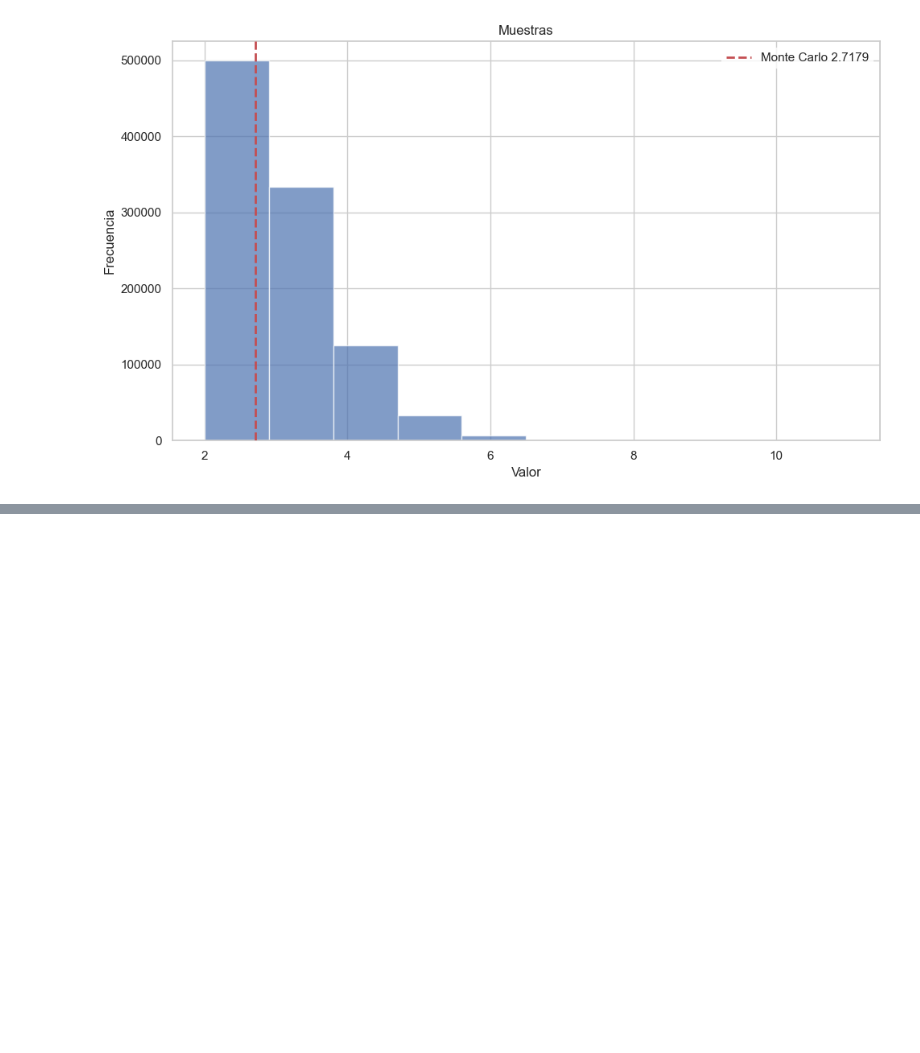
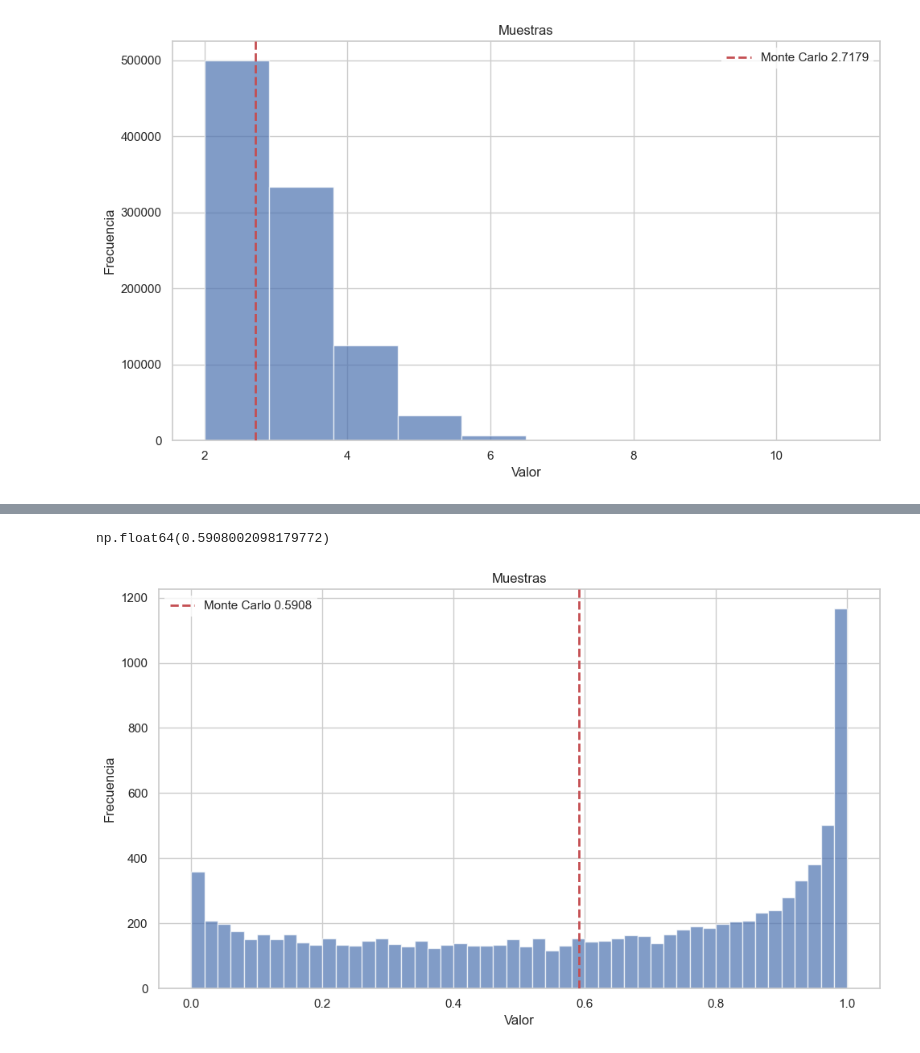
Before and after one commit to heritaco/Simulacion-Estocastica, a Jupyter notebook: 01_generacion_variables_aleatorias/01_numeros_aleatorios/actividad/notebook.ipynb, the cells around one changed output, grey strips where cells are left out. Saved outputs shown, nothing was run; the diff lists cells and outputs as text; code cells hidden in the pictures; blank space fills up the shorter version.

```diff
--- a/01_generacion_variables_aleatorias/01_numeros_aleatorios/actividad/notebook.ipynb
+++ b/01_generacion_variables_aleatorias/01_numeros_aleatorios/actividad/notebook.ipynb
@@ -486,0 +547,17 @@ histograma(muestras, montecarlo, bins=10)
+# %%
+def h(u):
+    return (1-u**2)**(3/2)
+
+k = 10000
+
+u = np.random.random(k)
+
+muestras = h(u)
+montecarlo = muestras.mean()
+montecarlo
+# %% [output]
+np.float64(0.5908002098179772)
+# %%
+histograma(muestras, montecarlo)
+# %% [output]
+[figure, added]
```
Also changed, not shown: parts of 40 cells of this notebook.
